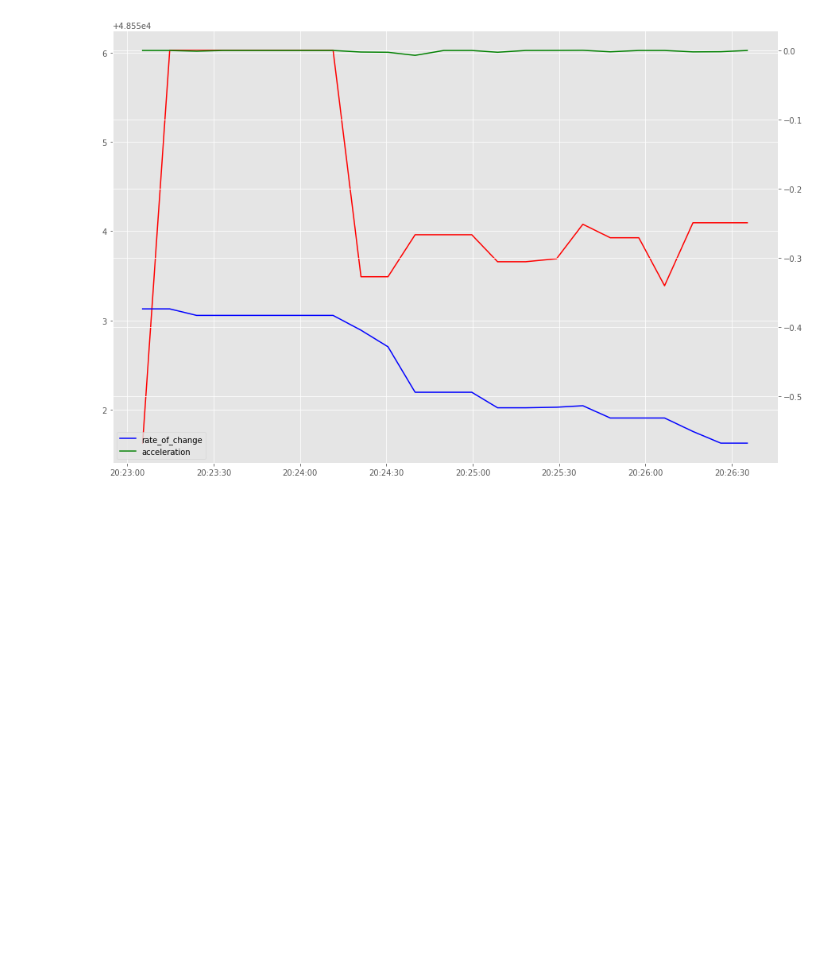
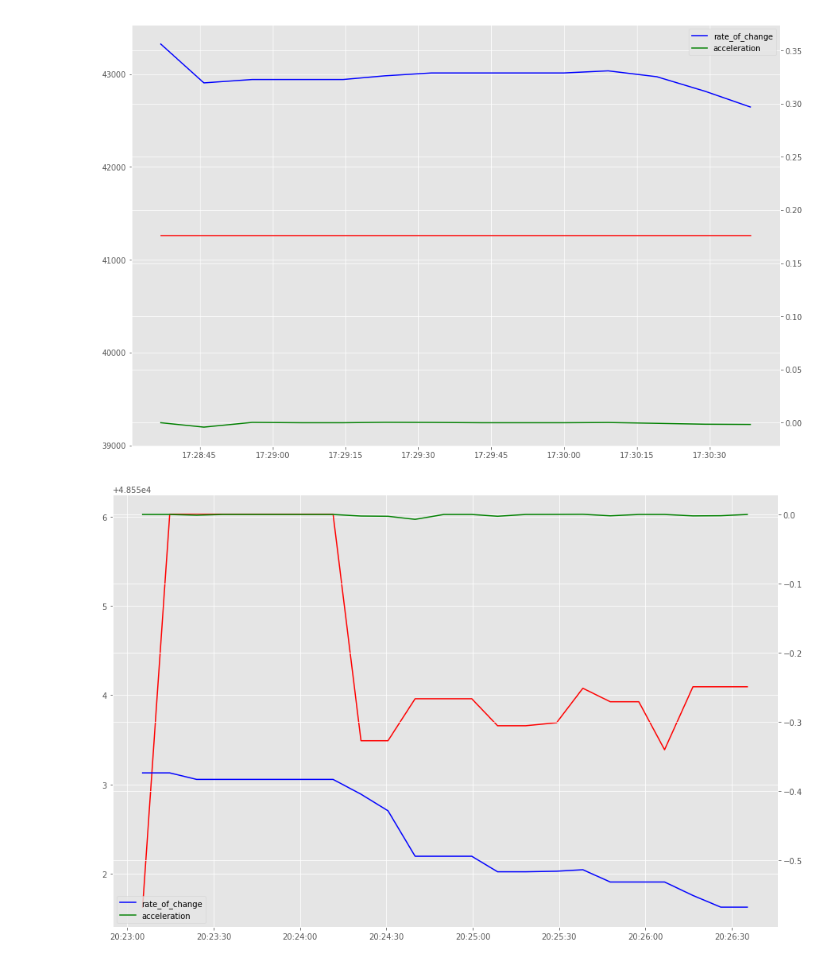
Before and after one commit to soujiro0725/finance-stats, a Jupyter notebook: btc-autotrader-history-2.ipynb, the cells around one changed output. Cells and saved outputs as stored; diff of their text form; code cells hidden in the pictures; blank space fills up the shorter version.

```diff
--- a/btc-autotrader-history-2.ipynb
+++ b/btc-autotrader-history-2.ipynb
@@ -44,3 +49,14 @@ To register the converters:
+# %%
+fig, ax1 = plt.subplots(figsize=(15,10))
+ax2 = ax1.twinx()
+ax1.plot(df.datetime, df.cash_orig, color='r')
+#ax1.scatter(df.datetime, df.bid_price, color='black')
+ax2.plot(df.datetime, df.rate_of_change, color='b')
+ax2.plot(df.datetime, df.acceleration, color='g')
+ax2.legend()
+plt.show()
+# %% [output]
+[figure, added]
 # %%
 fig, ax1 = plt.subplots(figsize=(15,10))
 ax2 = ax1.twinx()
```
Also changed, not shown: parts of 3 cells of this notebook.
